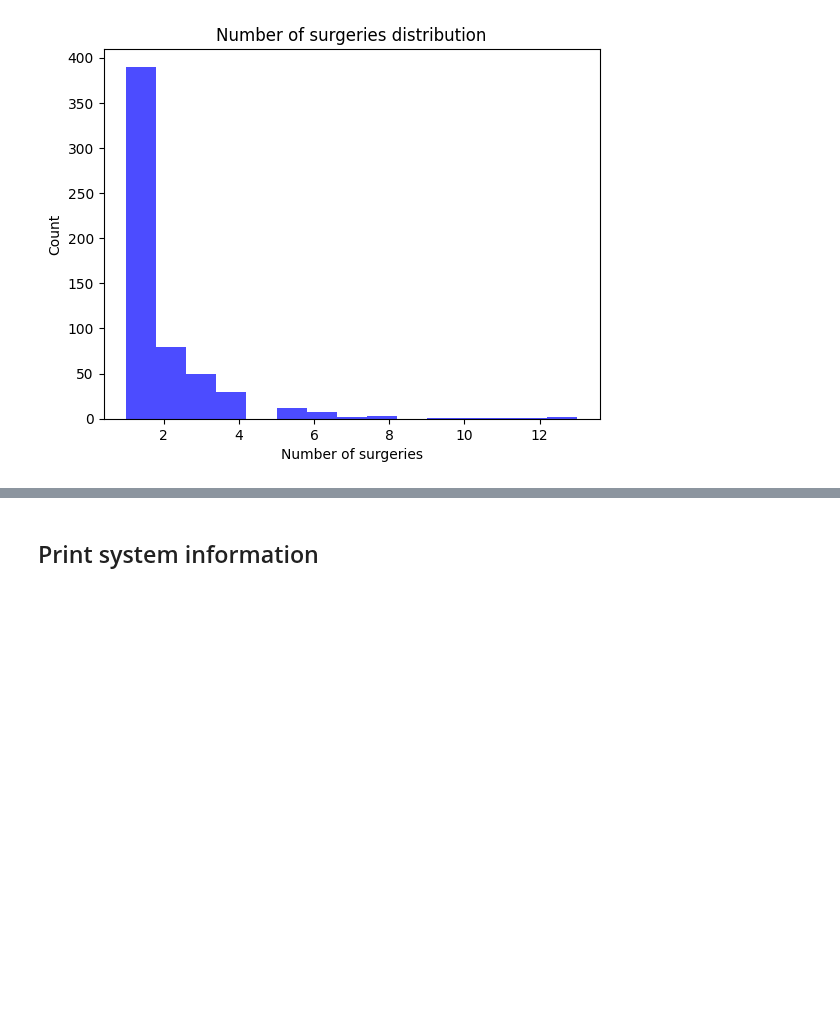
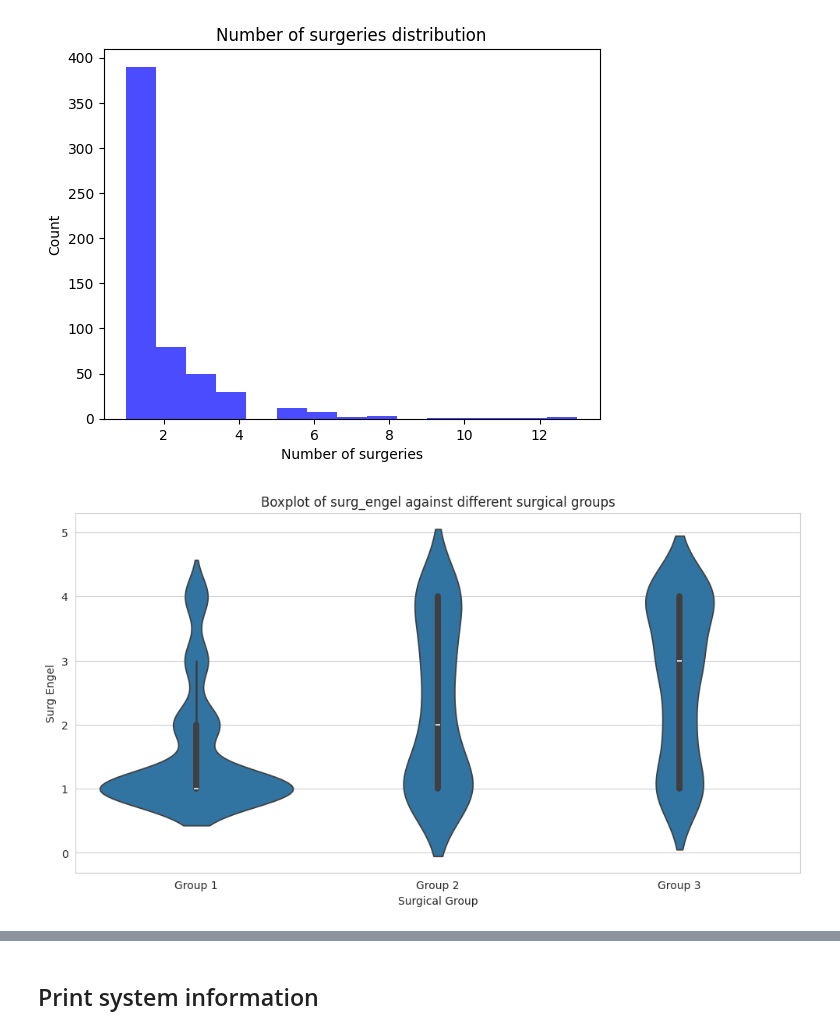
Before and after one commit to AmauryPelzer/Engel-outcome-prediction, a Jupyter notebook: notebooks/1. exploratory/exploratory.ipynb, the cells around one changed output, grey strips where cells are left out. Cells and saved outputs as stored; diff of their text form; code cells hidden in the pictures; blank space fills up the shorter version.

Commit message:
Added plots for number of surgeries

```diff
--- a/notebooks/1. exploratory/exploratory.ipynb
+++ b/notebooks/1. exploratory/exploratory.ipynb
@@ -419,3 +419,37 @@ plt.title('Number of surgeries distribution')
 plt.show()
 # %% [output]
 [figure]
+# %%
+def create_surg_group(nbr_surg):
+    if nbr_surg == 1:
+        return "Group 1"
+    elif nbr_surg == 2:
+        return "Group 2"
+    else:
+        return "Group 3"
+
+wide_df["surgical_group"] = wide_df["surgical_information"].apply(create_surg_group)
+# %%
+import seaborn as sns
+import matplotlib.pyplot as plt
+
+# Define the desired order
+group_order = ['Group 1', 'Group 2', 'Group 3']
+
+# Set the aesthetic style of the plots
+sns.set_style("whitegrid")
+
+# Create the plot
+plt.figure(figsize=(12, 6))  # You can adjust the size of the plot
+plot = sns.violinplot(x='surgical_group', y='surg_engel', order=group_order, data=wide_df)
+#plot = sns.countplot(x='surgical_group', hue='surg_engel', order=group_order, data=wide_df)
+
+# Set titles and labels (optional)
+plt.title('Boxplot of surg_engel against different surgical groups')
+plt.xlabel('Surgical Group')
+plt.ylabel('Surg Engel')
+
+# Display the plot
+plt.show()
+# %% [output]
+[figure, added]
```
Also changed, not shown: parts of 1 cell of this notebook.
